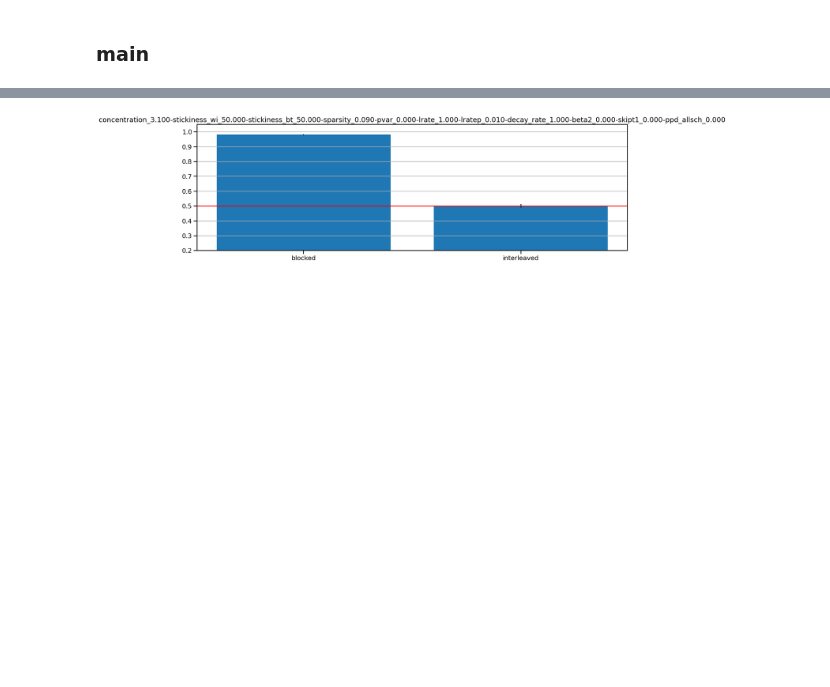
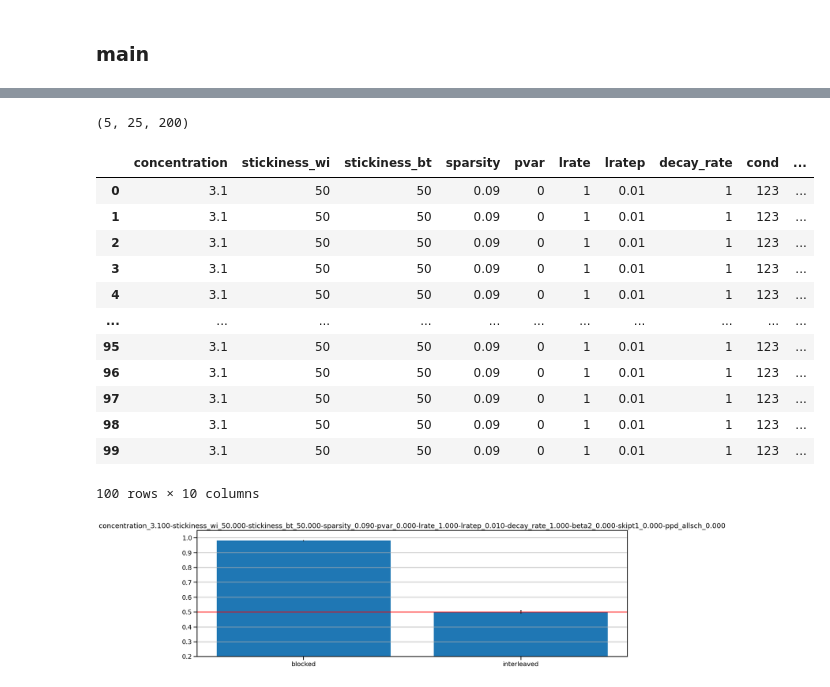
Before and after one commit to andrebeu/CSW, a Jupyter notebook: cswsem0621/gs-temp.ipynb, the cells around one changed output, grey strips where cells are left out. Cells and saved outputs as stored; diff of their text form; code cells hidden in the pictures; blank space fills up the shorter version.

```diff
--- a/cswsem0621/gs-temp.ipynb
+++ b/cswsem0621/gs-temp.ipynb
@@ -77,3 +77,28 @@ array([0.9815, 0.5015])
+# %%
+batch_acc.shape
+# %% [output]
+(5, 25, 200)
+# %%
+pd.DataFrame(data={
+  **schargs,
+  'cond':'C',
+  'trial':range(200)
+  'acc':batch_acc[ci].mean(1)
+})
+# %% [output]
+|  | concentration | stickiness_wi | stickiness_bt | sparsity | pvar | lrate | lratep | decay_rate | cond | ... |
+| 0 | 3.1 | 50 | 50 | 0.09 | 0 | 1 | 0.01 | 1 | 123 | ... |
+| 1 | 3.1 | 50 | 50 | 0.09 | 0 | 1 | 0.01 | 1 | 123 | ... |
+| 2 | 3.1 | 50 | 50 | 0.09 | 0 | 1 | 0.01 | 1 | 123 | ... |
+| 3 | 3.1 | 50 | 50 | 0.09 | 0 | 1 | 0.01 | 1 | 123 | ... |
+| 4 | 3.1 | 50 | 50 | 0.09 | 0 | 1 | 0.01 | 1 | 123 | ... |
+| ... | ... | ... | ... | ... | ... | ... | ... | ... | ... | ... |
+| 95 | 3.1 | 50 | 50 | 0.09 | 0 | 1 | 0.01 | 1 | 123 | ... |
+| 96 | 3.1 | 50 | 50 | 0.09 | 0 | 1 | 0.01 | 1 | 123 | ... |
+| 97 | 3.1 | 50 | 50 | 0.09 | 0 | 1 | 0.01 | 1 | 123 | ... |
+| 98 | 3.1 | 50 | 50 | 0.09 | 0 | 1 | 0.01 | 1 | 123 | ... |
+| 99 | 3.1 | 50 | 50 | 0.09 | 0 | 1 | 0.01 | 1 | 123 | ... |
+100 rows × 10 columns
 # %%
 plt.figure(figsize=(20,6))
 M = mean_acc[:,-40:].mean(1)
```
Also changed, not shown: parts of 2 cells of this notebook, 2 other files.
